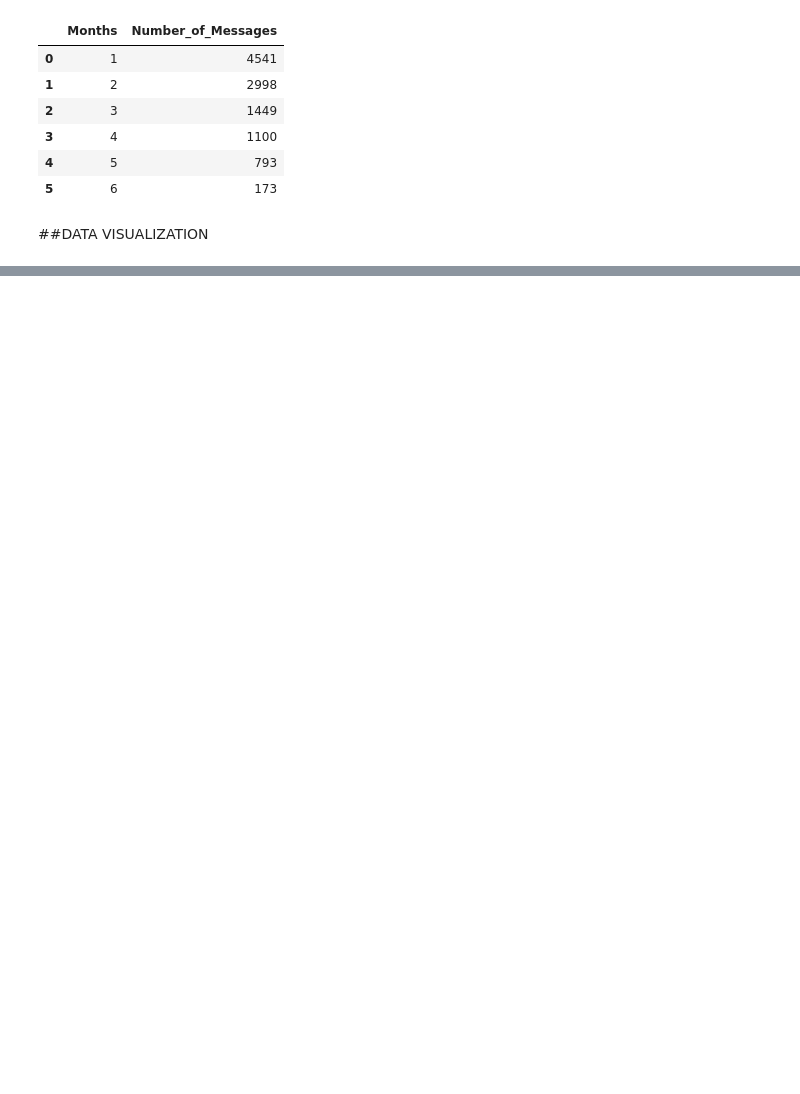
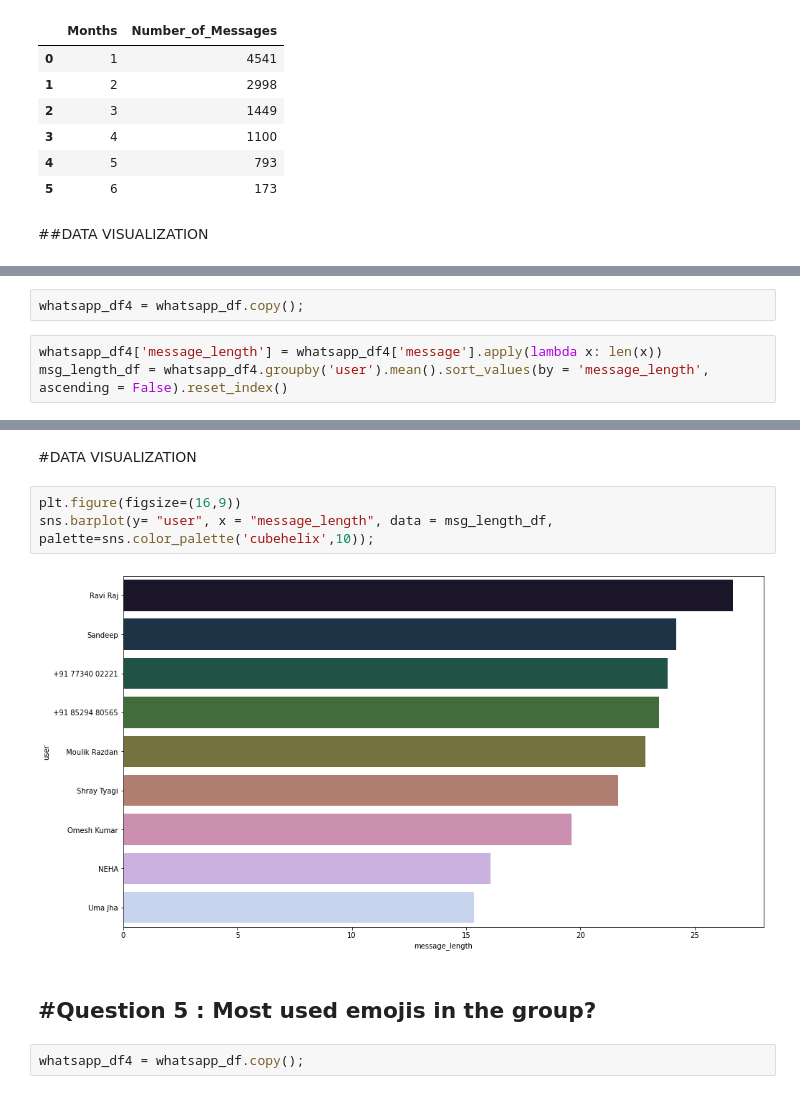
Before and after one commit to MOULIK-RAZDAN/WHATSAPP-CHATS-STATS, a Jupyter notebook: Whatsapp_(EDA).ipynb, the cells around one changed output, grey strips where cells are left out. Saved outputs shown, nothing was run; the diff lists cells and outputs as text; blank space fills up the shorter version.

```diff
--- a/Whatsapp_(EDA).ipynb
+++ b/Whatsapp_(EDA).ipynb
@@ -241,0 +247,5 @@ sns.barplot(x= "Months", y = "Number_of_Messages", data = time_df, palette='mute
+# %%
+whatsapp_df4 = whatsapp_df.copy();
+# %%
+whatsapp_df4['message_length'] = whatsapp_df4['message'].apply(lambda x: len(x))
+msg_length_df = whatsapp_df4.groupby('user').mean().sort_values(by = 'message_length', ascending = False).reset_index()
@@ -241,0 +265,12 @@ sns.barplot(x= "Months", y = "Number_of_Messages", data = time_df, palette='mute
+# %% [markdown]
+#DATA VISUALIZATION
+# %%
+plt.figure(figsize=(16,9))
+sns.barplot(y= "user", x = "message_length", data = msg_length_df, palette=sns.color_palette('cubehelix',10));
+# %% [output]
+[figure, added]
+# %% [markdown]
+#Question 5 : Most used emojis in the group?
+----
+# %%
+whatsapp_df4 = whatsapp_df.copy();
```
Also changed, not shown: parts of 15 cells of this notebook.
